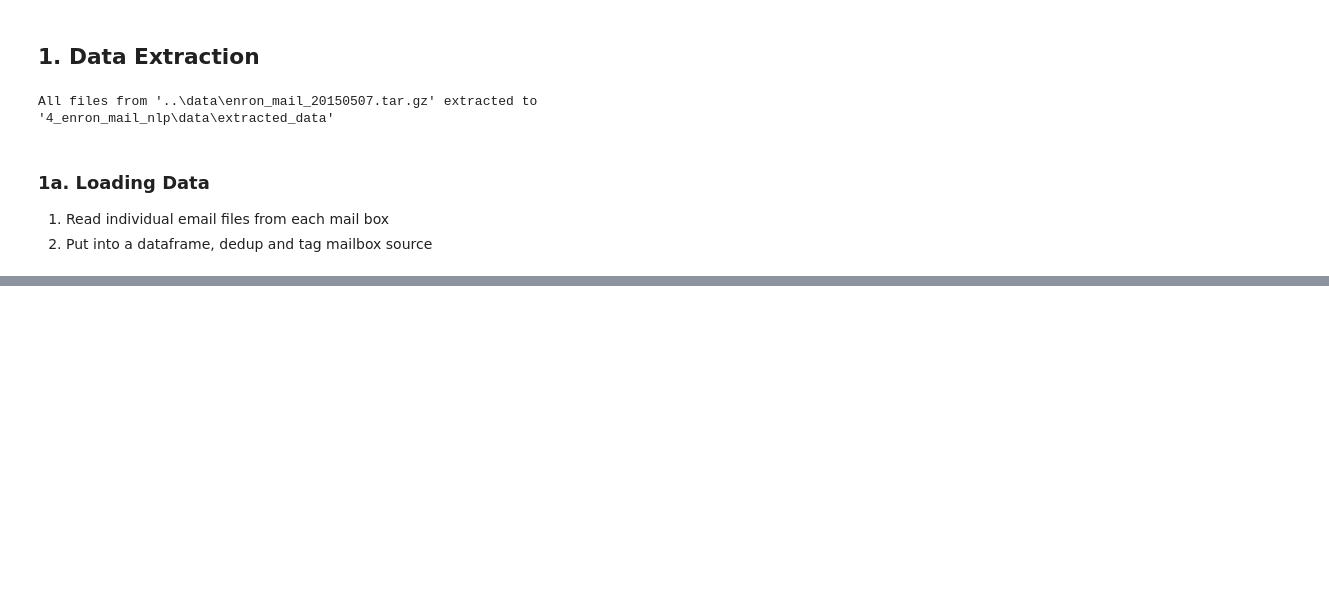
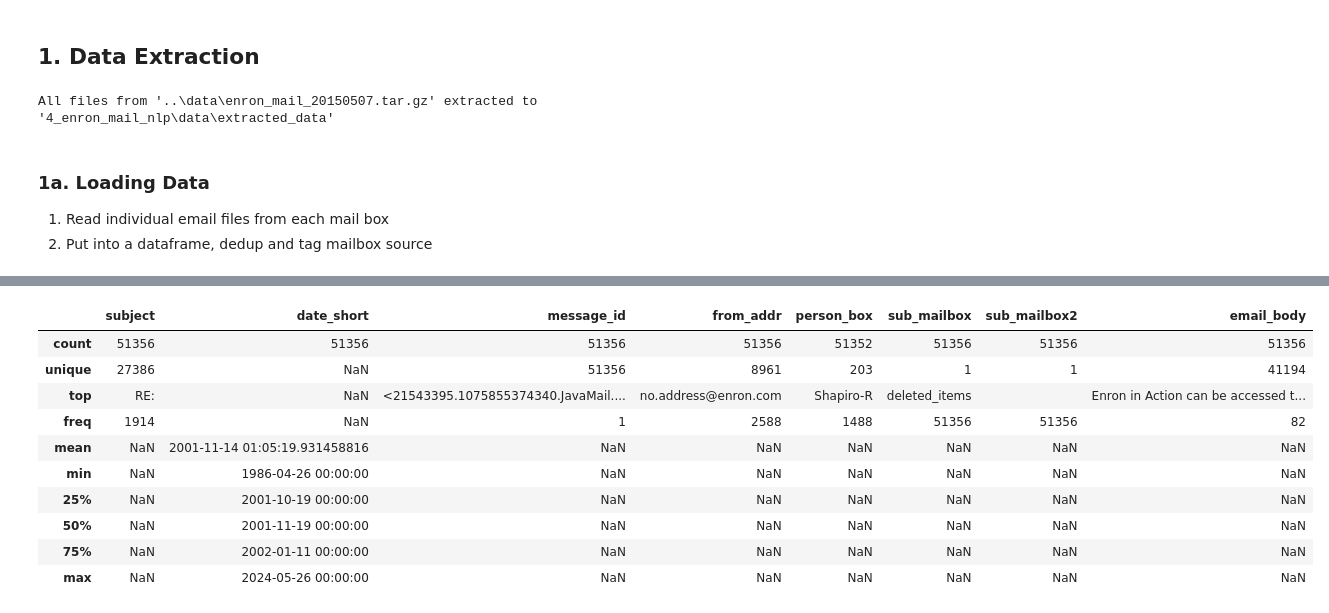
Before and after one commit to emmande/team_project_ind5003, a Jupyter notebook: 4_enron_mail_nlp/notebooks_scripts/EDA_email_enron.ipynb, the cells around one changed output, grey strips where cells are left out. Drawn from its saved outputs; the diff is of its cells as text; code cells hidden in the pictures; blank space fills up the shorter version.

```diff
--- a/4_enron_mail_nlp/notebooks_scripts/EDA_email_enron.ipynb
+++ b/4_enron_mail_nlp/notebooks_scripts/EDA_email_enron.ipynb
@@ -367,0 +183,16 @@ plt.show()
+# %%
+df_deleted = df_all[df_all['sub_mailbox']=='deleted_items']
+df_deleted = df_deleted.drop_duplicates(subset=['message_id'], keep='first')
+df_deleted.describe(include='all')
+# %% [output]
+|  | subject | date_short | message_id | from_addr | person_box | sub_mailbox | sub_mailbox2 | email_body |
+| count | 51356 | 51356 | 51356 | 51356 | 51352 | 51356 | 51356 | 51356 |
+| unique | 27386 | NaN | 51356 | 8961 | 203 | 1 | 1 | 41194 |
+| top | RE: | NaN | <21543395.1075855374340.JavaMail.... | no.address@enron.com | Shapiro-R | deleted_items |  | Enron in Action can be accessed t... |
+| freq | 1914 | NaN | 1 | 2588 | 1488 | 51356 | 51356 | 82 |
+| mean | NaN | 2001-11-14 01:05:19.931458816 | NaN | NaN | NaN | NaN | NaN | NaN |
+| min | NaN | 1986-04-26 00:00:00 | NaN | NaN | NaN | NaN | NaN | NaN |
+| 25% | NaN | 2001-10-19 00:00:00 | NaN | NaN | NaN | NaN | NaN | NaN |
+| 50% | NaN | 2001-11-19 00:00:00 | NaN | NaN | NaN | NaN | NaN | NaN |
+| 75% | NaN | 2002-01-11 00:00:00 | NaN | NaN | NaN | NaN | NaN | NaN |
+| max | NaN | 2024-05-26 00:00:00 | NaN | NaN | NaN | NaN | NaN | NaN |
```
Also changed, not shown: parts of 42 cells of this notebook.
